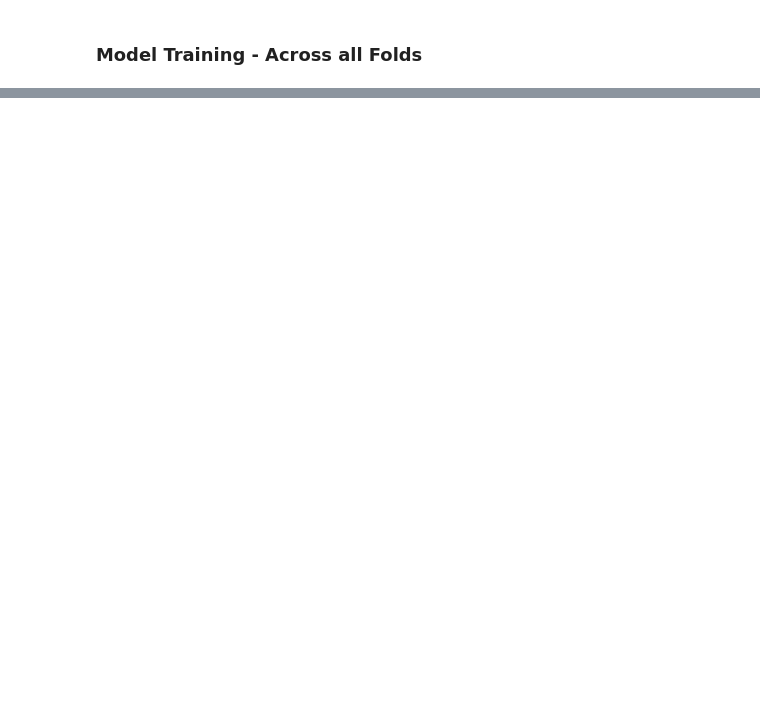
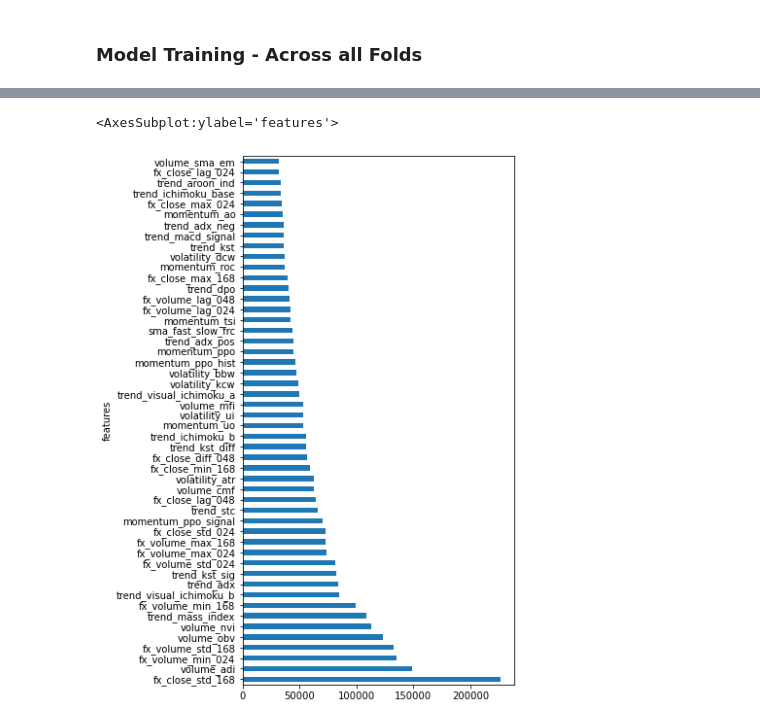
Before and after one commit to Takfes/fun-crypto-app, a Jupyter notebook: notebooks/exploration.ipynb, the cells around one changed output, grey strips where cells are left out. Drawn from its saved outputs; the diff is of its cells as text; code cells hidden in the pictures; blank space fills up the shorter version.

Commit message:
classification-regression loop

```diff
--- a/notebooks/exploration.ipynb
+++ b/notebooks/exploration.ipynb
@@ -952,0 +825,38 @@ skplt.metrics.plot_calibration_curve(res.actual, [[x[0] for x in y_probs_list]])
+# %%
+%time
+SPLITS = 100
+tscv = TSCV(X,n_splits=SPLITS,test_size=1,max_train_size=5000,verbose=True)
+
+clf_true = []
+clf_preds_list = []
+clf_probs_list = []
+clf_featimp_list = []
+
+rgr_true = []
+rgr_preds_list = []
+rgr_featimp_list = []
+
+for foo in tqdm(tscv):
+
+    # Train & Test Sets --------------------------------------
+    train_idx,test_idx = foo
+    X_train, X_test = X.loc[train_idx], X.loc[test_idx]
+    y1_train, y1_test = md['target_bins_sign'].loc[train_idx], md['target_bins_sign'].loc[test_idx]
+    y2_train, y2_test = md['target_rtrns'].loc[train_idx], md['target_rtrns'].loc[test_idx]
+
+    # Classification Task ------------------------------------
+    clf = LGBMClassifier(boosting_type='dart',n_estimators=500,objective='multiclass',n_jobs=-1)
+    clf.fit(X_train,y1_train)
+    clf_true.append(y1_test.iloc[0])
+    clf_preds_list.append(clf.predict(X_test)[0])
+    clf_probs_list.append(clf.predict_proba(X_test))
+    clf_featimp_list.append(pd.DataFrame({'features':X_train.columns,'importance':clf.feature_importances_}))
+
+    # Regression Task ----------------------------------------
+    rgr = LGBMRegressor(boosting_type='dart',n_estimators=500,n_jobs=-1)
+    rgr.fit(X_train,y2_train)
+    rgr_true.append(y2_test.iloc[0])
+    rgr_preds_list.append(rgr.predict(X_test)[0])
+    rgr_featimp_list.append(pd.DataFrame({'features':X_train.columns,'importance':rgr.feature_importances_}))
+
+    print(100*'=')
@@ -952,0 +967,9 @@ skplt.metrics.plot_calibration_curve(res.actual, [[x[0] for x in y_probs_list]])
+# %%
+pd.concat(clf_featimp_list)\
+    .groupby(['features'])['importance'].sum()\
+    .sort_values(ascending=False)\
+    .head(50)\
+    .plot(kind='barh',figsize=(5,10))
+# %% [output]
+<AxesSubplot:ylabel='features'>
+[figure, added]
```
Also changed, not shown: parts of 83 cells of this notebook.
